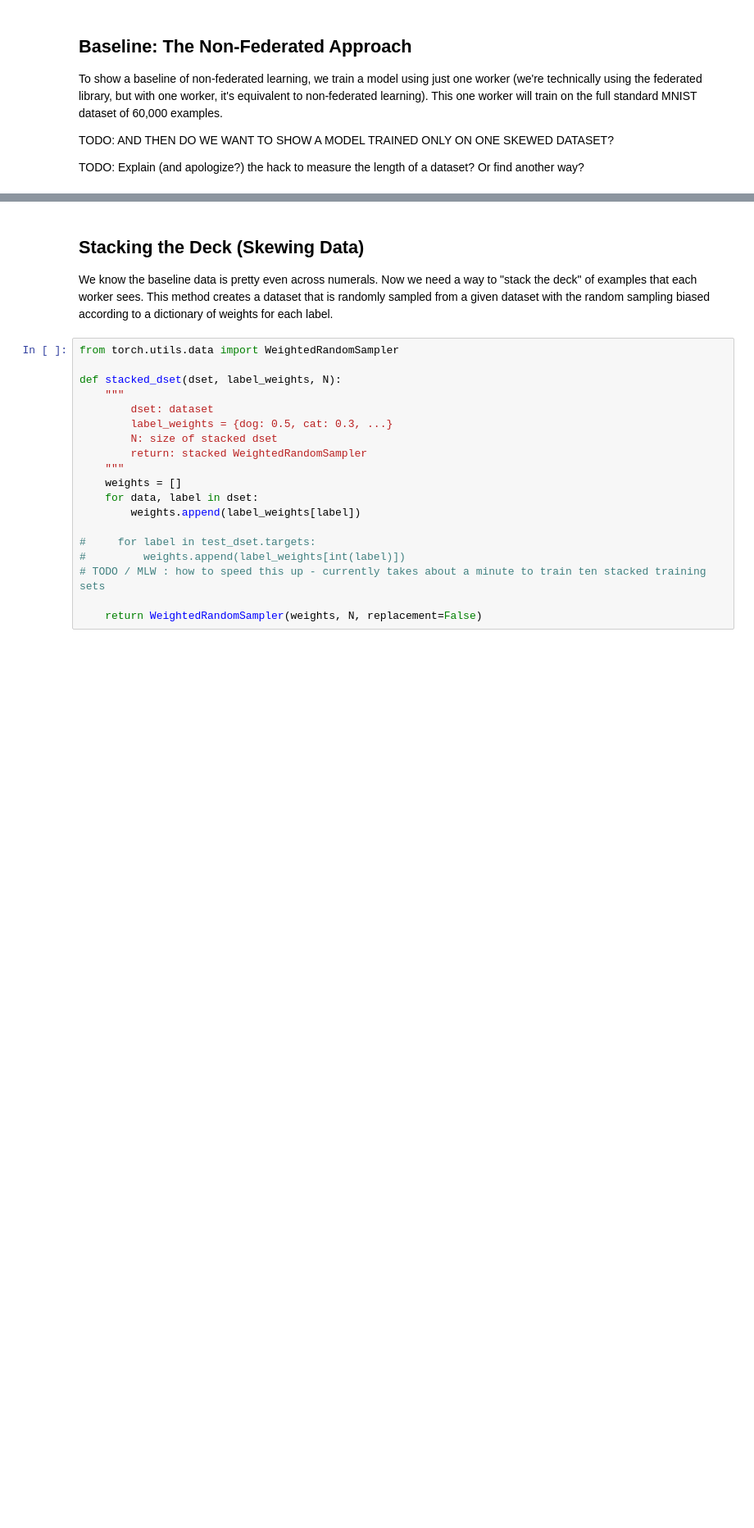
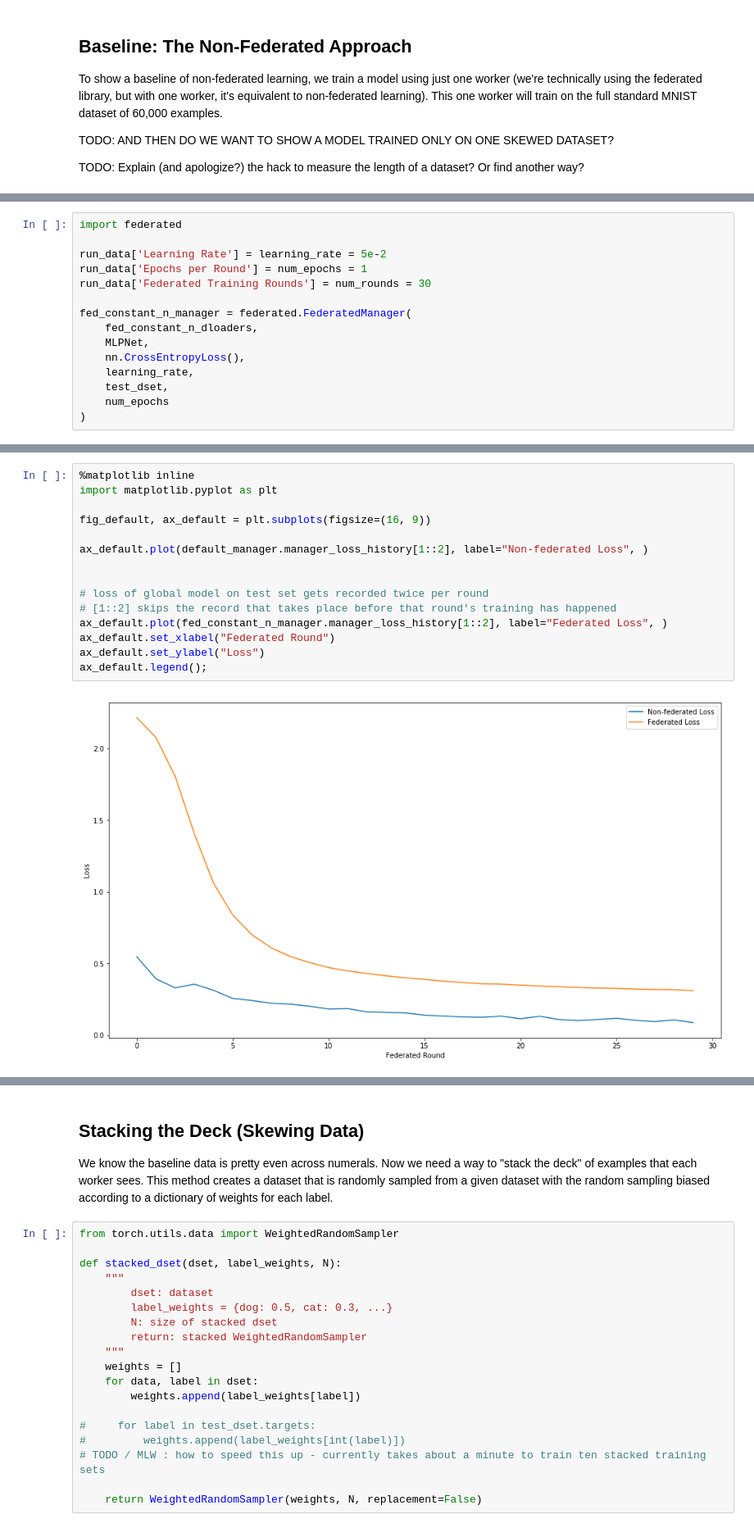
Before and after one commit to rmicallef/bfpytorch, a Jupyter notebook: MNIST-fed.ipynb, the cells around one changed output, grey strips where cells are left out. Shown: that part at 82% size. Saved outputs shown, nothing was run; the diff lists cells and outputs as text; blank space fills up the shorter version.

```diff
--- a/MNIST-fed.ipynb
+++ b/MNIST-fed.ipynb
@@ -202,0 +333,15 @@ TODO: Federated learning _without_ the skew?
+# %%
+import federated
+
+run_data['Learning Rate'] = learning_rate = 5e-2
+run_data['Epochs per Round'] = num_epochs = 1
+run_data['Federated Training Rounds'] = num_rounds = 30
+
+fed_constant_n_manager = federated.FederatedManager(
+    fed_constant_n_dloaders,
+    MLPNet,
+    nn.CrossEntropyLoss(),
+    learning_rate,
+    test_dset,
+    num_epochs
+)
@@ -202,0 +524,17 @@ TODO: Federated learning _without_ the skew?
+# %%
+%matplotlib inline
+import matplotlib.pyplot as plt
+
+fig_default, ax_default = plt.subplots(figsize=(16, 9))
+
+ax_default.plot(default_manager.manager_loss_history[1::2], label="Non-federated Loss", )
+
+
+# loss of global model on test set gets recorded twice per round
+# [1::2] skips the record that takes place before that round's training has happened
+ax_default.plot(fed_constant_n_manager.manager_loss_history[1::2], label="Federated Loss", )
+ax_default.set_xlabel("Federated Round")
+ax_default.set_ylabel("Loss")
+ax_default.legend();
+# %% [output]
+[figure, added]
```
Also changed, not shown: parts of 31 cells of this notebook, 2 other files.
